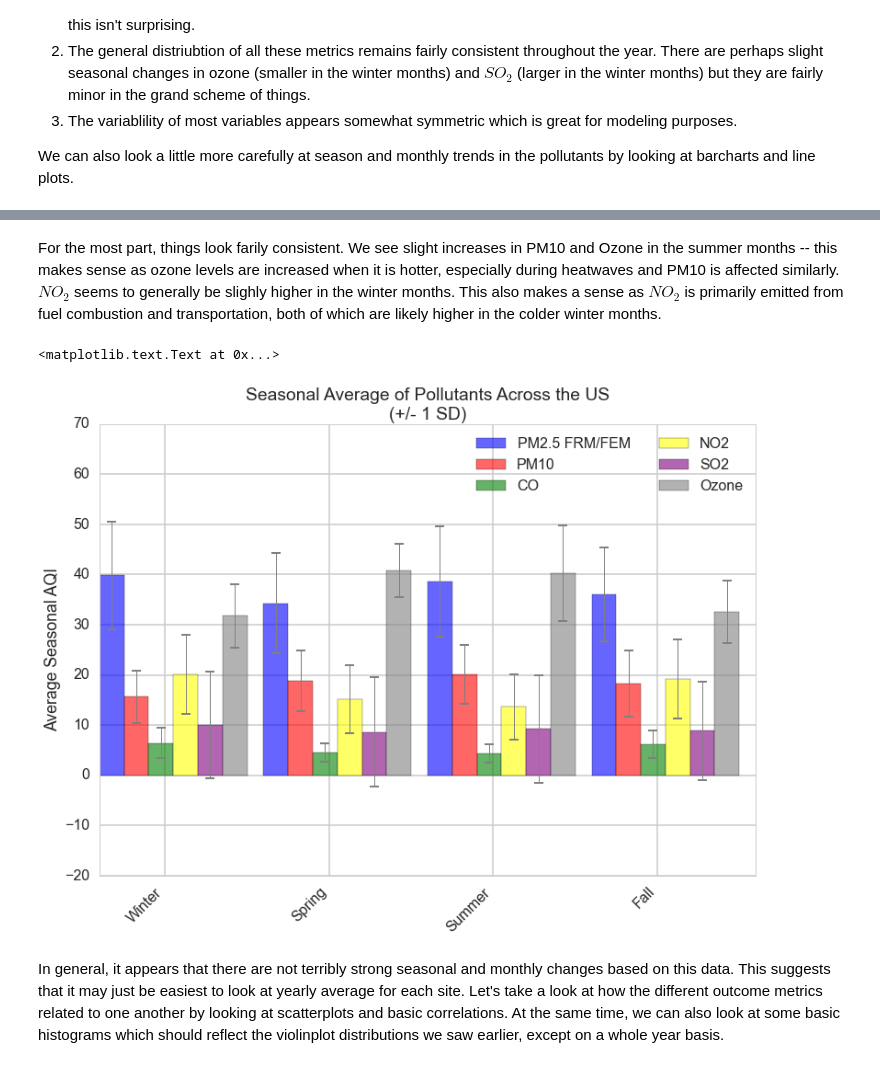
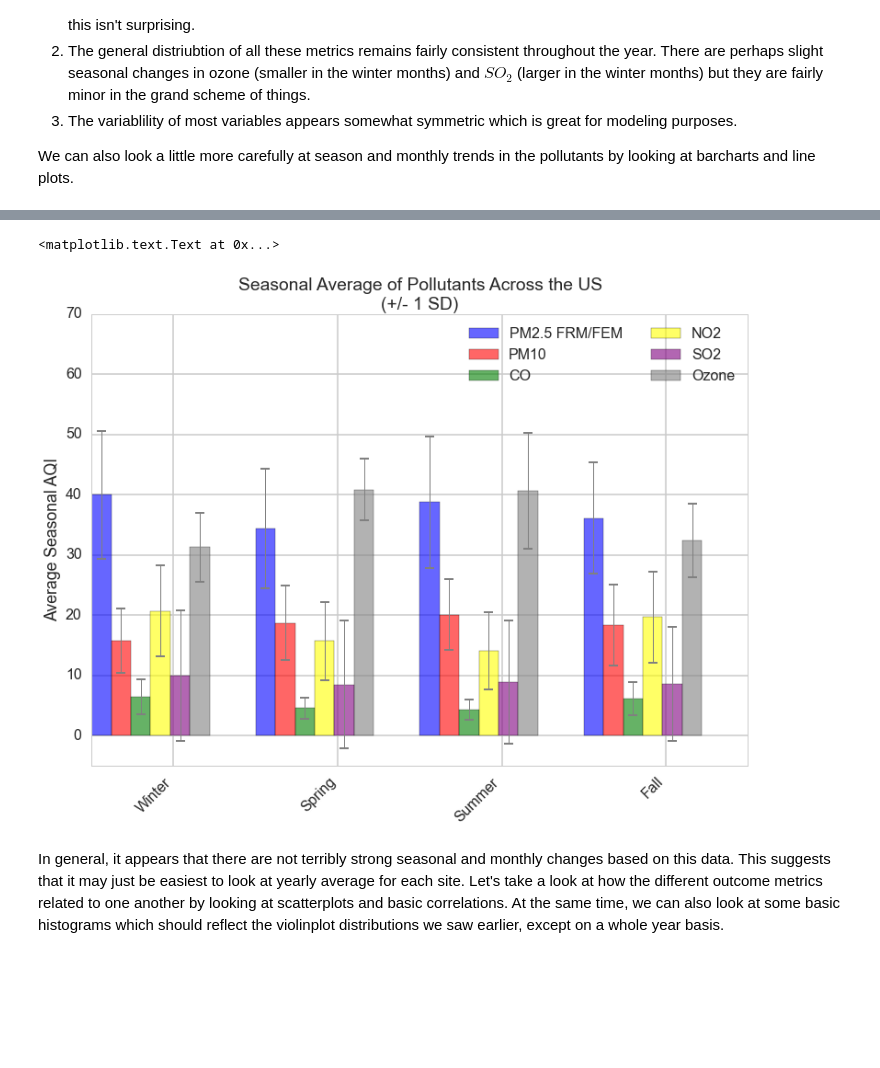
Before and after one commit to mchaffin17/AirPollutionFinalProject, a Jupyter notebook: ExploratoryDataAnalysis.ipynb, the cells around one changed output, grey strips where cells are left out. Cells and saved outputs as stored; diff of their text form; code cells hidden in the pictures; blank space fills up the shorter version.

```diff
--- a/ExploratoryDataAnalysis.ipynb
+++ b/ExploratoryDataAnalysis.ipynb
@@ -24,9 +24,9 @@ Before beginning in-depth modeling, it's good to get a sense of what our data lo
 ##Visualizing the Air Pollutant Data
 # %%
 #Load in the 3 US datasets
-YearDat = pd.read_csv('YearDat.csv')
-MonthDat = pd.read_csv('MonthDat.csv')
-SeasonDat = pd.read_csv('SeasonDat.csv')
+YearDat = pd.read_csv('YearDat2.csv')
+MonthDat = pd.read_csv('MonthDat2.csv')
+SeasonDat = pd.read_csv('SeasonDat2.csv')
 # %% [markdown]
 One of the best first steps is the get a sense the distribution of the various variables in the dataset. We can start by looking at the distribution of the several pollutants in our dataset to see how they vary by site. To begin with, we can look at distributions of the pollutants through monthly and seasonal time periods.
 # %%
@@ -97,2 +70,0 @@ plt.title('Monthly Trend of Average Pollutants Across the US\n(+/- 1 SD)')
-# %% [markdown]
-For the most part, things look farily consistent. We see slight increases in PM10 and Ozone in the summer months -- this makes sense as ozone levels are increased when it is hotter, especially during heatwaves and PM10 is affected similarly. $NO_2$ seems to generally be slighly higher in the winter months. This also makes a sense as $NO_2$ is primarily emitted from fuel combustion and transportation, both of which are likely higher in the colder winter months.
@@ -108,47 +78,47 @@ plotError = group.std()
 #Intiate plots
 fig, ax1 = plt.subplots()
 #set the x-axis locations
 x=[0,1,2,3]
 #Plot bars and errors for each pollutant
 pm25_bar=plt.bar(x,[float(plotVals[plotVals.index=='Winter']['AQI_PM25_FRMFEM']),float(plotVals[plotVals.index=='Spring']['AQI_PM25_FRMFEM']),
  float(plotVals[plotVals.index=='Summer']['AQI_PM25_FRMFEM']),float(plotVals[plotVals.index=='Fall']['AQI_PM25_FRMFEM'])],
-                  width=.15,color='blue',alpha=.6,yerr=[float(plotError[plotError.index=='Winter']['AQI_PM25_FRMFEM']),float(plotError[plotError.index=='Spring']['AQI_PM25_FRMFEM']),
+                  width=.12,color='blue',alpha=.6,yerr=[float(plotError[plotError.index=='Winter']['AQI_PM25_FRMFEM']),float(plotError[plotError.index=='Spring']['AQI_PM25_FRMFEM']),
  float(plotError[plotError.index=='Summer']['AQI_PM25_FRMFEM']),float(plotError[plotError.index=='Fall']['AQI_PM25_FRMFEM'])],error_kw=dict(ecolor='gray', lw=1, capsize=5, capthick=2))
 
-pm10_bar=plt.bar([i+.15 for i in x],[float(plotVals[plotVals.index=='Winter']['AQI_PM10']),float(plotVals[plotVals.index=='Spring']['AQI_PM10']),
+pm10_bar=plt.bar([i+.12 for i in x],[float(plotVals[plotVals.index=='Winter']['AQI_PM10']),float(plotVals[plotVals.index=='Spring']['AQI_PM10']),
  float(plotVals[plotVals.index=='Summer']['AQI_PM10']),float(plotVals[plotVals.index=='Fall']['AQI_PM10'])],
-                  width=.15,color='red',alpha=.6,yerr=[float(plotError[plotError.index=='Winter']['AQI_PM10']),float(plotError[plotError.index=='Spring']['AQI_PM10']),
+                  width=.12,color='red',alpha=.6,yerr=[float(plotError[plotError.index=='Winter']['AQI_PM10']),float(plotError[plotError.index=='Spring']['AQI_PM10']),
  float(plotError[plotError.index=='Summer']['AQI_PM10']),float(plotError[plotError.index=='Fall']['AQI_PM10'])],error_kw=dict(ecolor='gray', lw=1, capsize=5, capthick=2))
 
-co_bar=plt.bar([i+.3 for i in x],[float(plotVals[plotVals.index=='Winter']['AQI_CO']),float(plotVals[plotVals.index=='Spring']['AQI_CO']),
+co_bar=plt.bar([i+.24 for i in x],[float(plotVals[plotVals.index=='Winter']['AQI_CO']),float(plotVals[plotVals.index=='Spring']['AQI_CO']),
  float(plotVals[plotVals.index=='Summer']['AQI_CO']),float(plotVals[plotVals.index=='Fall']['AQI_CO'])],
-                  width=.15,color='green',alpha=.6,yerr=[float(plotError[plotError.index=='Winter']['AQI_CO']),float(plotError[plotError.index=='Spring']['AQI_CO']),
+                  width=.12,color='green',alpha=.6,yerr=[float(plotError[plotError.index=='Winter']['AQI_CO']),float(plotError[plotError.index=='Spring']['AQI_CO']),
  float(plotError[plotError.index=='Summer']['AQI_CO']),float(plotError[plotError.index=='Fall']['AQI_CO'])],error_kw=dict(ecolor='gray', lw=1, capsize=5, capthick=2))
 
-no2_bar=plt.bar([i+.45 for i in x],[float(plotVals[plotVals.index=='Winter']['AQI_NO2']),float(plotVals[plotVals.index=='Spring']['AQI_NO2']),
+no2_bar=plt.bar([i+.36 for i in x],[float(plotVals[plotVals.index=='Winter']['AQI_NO2']),float(plotVals[plotVals.index=='Spring']['AQI_NO2']),
  float(plotVals[plotVals.index=='Summer']['AQI_NO2']),float(plotVals[plotVals.index=='Fall']['AQI_NO2'])],
-                  width=.15,color='yellow',alpha=.6,yerr=[float(plotError[plotError.index=='Winter']['AQI_NO2']),float(plotError[plotError.index=='Spring']['AQI_NO2']),
+                  width=.12,color='yellow',alpha=.6,yerr=[float(plotError[plotError.index=='Winter']['AQI_NO2']),float(plotError[plotError.index=='Spring']['AQI_NO2']),
  float(plotError[plotError.index=='Summer']['AQI_NO2']),float(plotError[plotError.index=='Fall']['AQI_NO2'])],error_kw=dict(ecolor='gray', lw=1, capsize=5, capthick=2))
 
-so2_bar=plt.bar([i+.6 for i in x],[float(plotVals[plotVals.index=='Winter']['AQI_SO2']),float(plotVals[plotVals.index=='Spring']['AQI_SO2']),
+so2_bar=plt.bar([i+.48 for i in x],[float(plotVals[plotVals.index=='Winter']['AQI_SO2']),float(plotVals[plotVals.index=='Spring']['AQI_SO2']),
  float(plotVals[plotVals.index=='Summer']['AQI_SO2']),float(plotVals[plotVals.index=='Fall']['AQI_SO2'])],
-                  width=.15,color='purple',alpha=.6,yerr=[float(plotError[plotError.index=='Winter']['AQI_SO2']),float(plotError[plotError.index=='Spring']['AQI_SO2']),
+                  width=.12,color='purple',alpha=.6,yerr=[float(plotError[plotError.index=='Winter']['AQI_SO2']),float(plotError[plotError.index=='Spring']['AQI_SO2']),
  float(plotError[plotError.index=='Summer']['AQI_SO2']),float(plotError[plotError.index=='Fall']['AQI_SO2'])],error_kw=dict(ecolor='gray', lw=1, capsize=5, capthick=2))
 
-ozone_bar=plt.bar([i+.75 for i in x],[float(plotVals[plotVals.index=='Winter']['AQI_OZONE']),float(plotVals[plotVals.index=='Spring']['AQI_OZONE']),
+ozone_bar=plt.bar([i+.6 for i in x],[float(plotVals[plotVals.index=='Winter']['AQI_OZONE']),float(plotVals[plotVals.index=='Spring']['AQI_OZONE']),
  float(plotVals[plotVals.index=='Summer']['AQI_OZONE']),float(plotVals[plotVals.index=='Fall']['AQI_OZONE'])],
-                  width=.15,color='grey',alpha=.6,yerr=[float(plotError[plotError.index=='Winter']['AQI_OZONE']),float(plotError[plotError.index=='Spring']['AQI_OZONE']),
+                  width=.12,color='grey',alpha=.6,yerr=[float(plotError[plotError.index=='Winter']['AQI_OZONE']),float(plotError[plotError.index=='Spring']['AQI_OZONE']),
  float(plotError[plotError.index=='Summer']['AQI_OZONE']),float(plotError[plotError.index=='Fall']['AQI_OZONE'])],error_kw=dict(ecolor='gray', lw=1, capsize=5, capthick=2))
 
 #Clean up the axes
-plt.xticks([i+.4 for i in x],['Winter','Spring','Summer','Fall'],rotation=45,ha='right')
-ax1.set_ylim(-20,70)
+plt.xticks([i+.5 for i in x],['Winter','Spring','Summer','Fall'],rotation=45,ha='right')
+ax1.set_ylim(-5,70)
 plt.ylabel('Average Seasonal AQI')
 plt.legend((pm25_bar,pm10_bar,co_bar,no2_bar,so2_bar,ozone_bar),('PM2.5 FRM/FEM','PM10','CO','NO2','SO2','Ozone'),ncol=2)
 plt.title('Seasonal Average of Pollutants Across the US\n(+/- 1 SD)')
 # %% [output]
 <matplotlib.text.Text at 0x...>
-[figure, old version]
+[figure, new version]
 # %% [markdown]
 In general, it appears that there are not terribly strong seasonal and monthly changes based on this data. This suggests that it may just be easiest to look at yearly average for each site. Let's take a look at how the different outcome metrics related to one another by looking at scatterplots and basic correlations. At the same time, we can also look at some basic histograms which should reflect the violinplot distributions we saw earlier, except on a whole year basis.
 # %%
```
Also changed, not shown: parts of 5 cells of this notebook, 3 other files.
